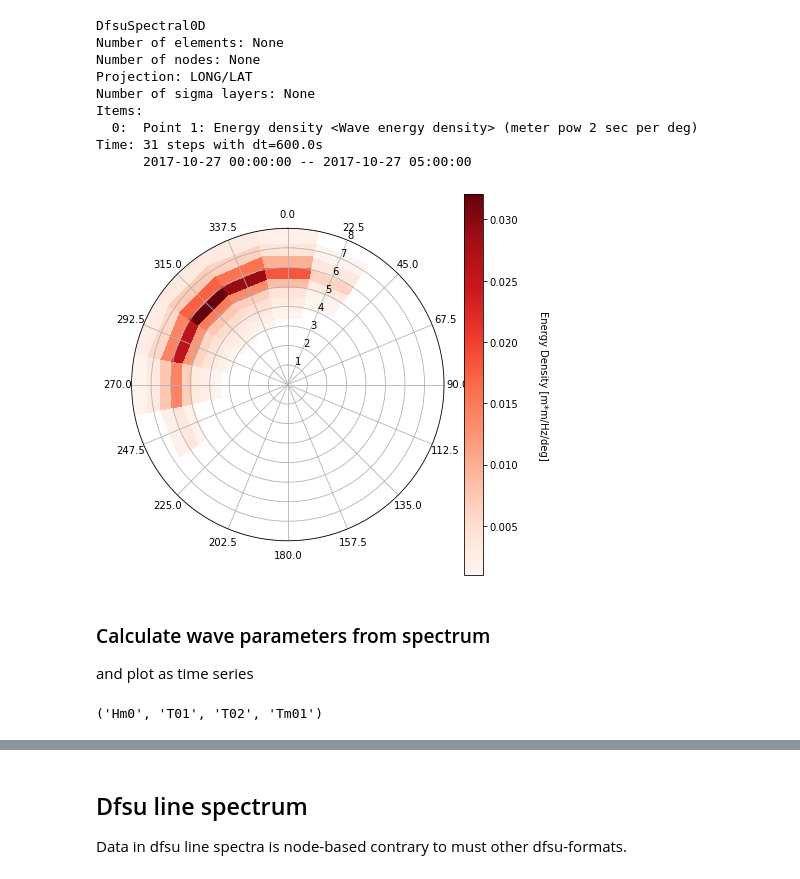
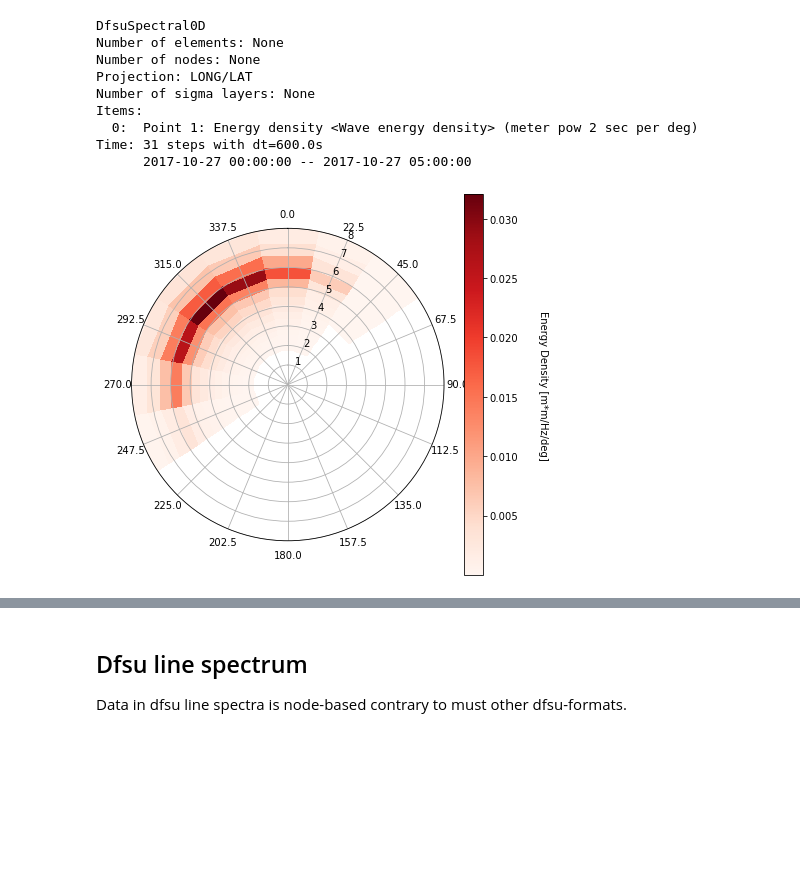
Before and after one commit to DHI/mikeio, a Jupyter notebook: notebooks/Dfsu - Spectral data.ipynb, the cells around one changed output, grey strips where cells are left out. Drawn from its saved outputs; the diff is of its cells as text; code cells hidden in the pictures; blank space fills up the shorter version.

```diff
--- a/notebooks/Dfsu - Spectral data.ipynb
+++ b/notebooks/Dfsu - Spectral data.ipynb
@@ -28,20 +33,8 @@ Time: 31 steps with dt=600.0s
 ds = dfs.read(time_steps=0)
 spec = np.squeeze(ds[0])
 # %%
-ax = dfs.plot_spectrum(spec, r_as_periods=True, rmax=8, vmin=0.001, plot_type="patch");
-#ax.grid(True, which='minor', axis='both', linestyle='-', color='0.8')
-#ax.set_xticks(dfs.directions, minor=True);
+ax = dfs.plot_spectrum(spec, rmax=8, plot_type="patch");
 dird = np.round(dfs.directions*180/np.pi,2)
 ax.set_thetagrids(dird,labels=dird);
 # %% [output]
-[figure, old version]
+[figure, new version]
-# %% [markdown]
-### Calculate wave parameters from spectrum
-
-and plot as time series
-# %%
-ds = dfs.read()
-wp = dfs.calc_wave_parameters_from_spectrum(ds[0], tail=False)
-wp._fields
-# %% [output]
-('Hm0', 'T01', 'T02', 'Tm01')
```
Also changed, not shown: parts of 4 cells of this notebook.
